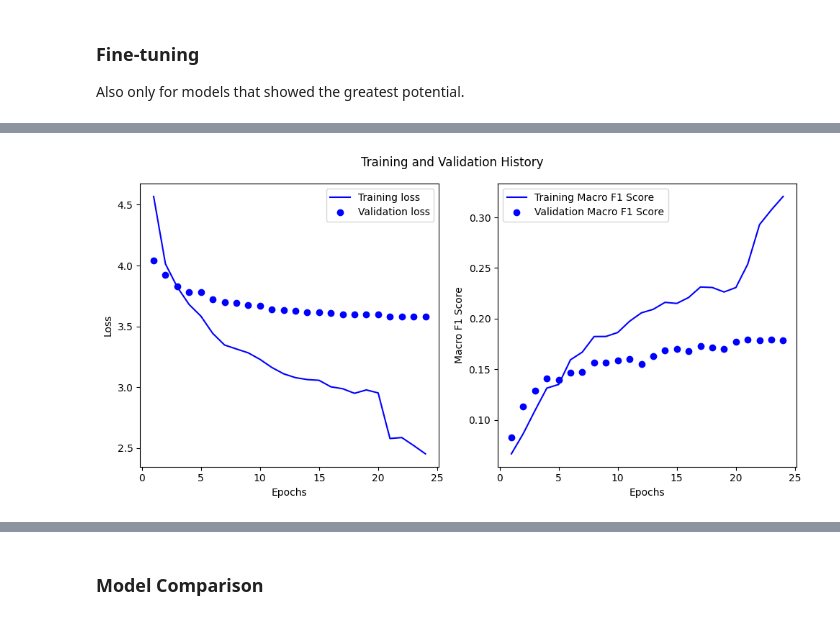
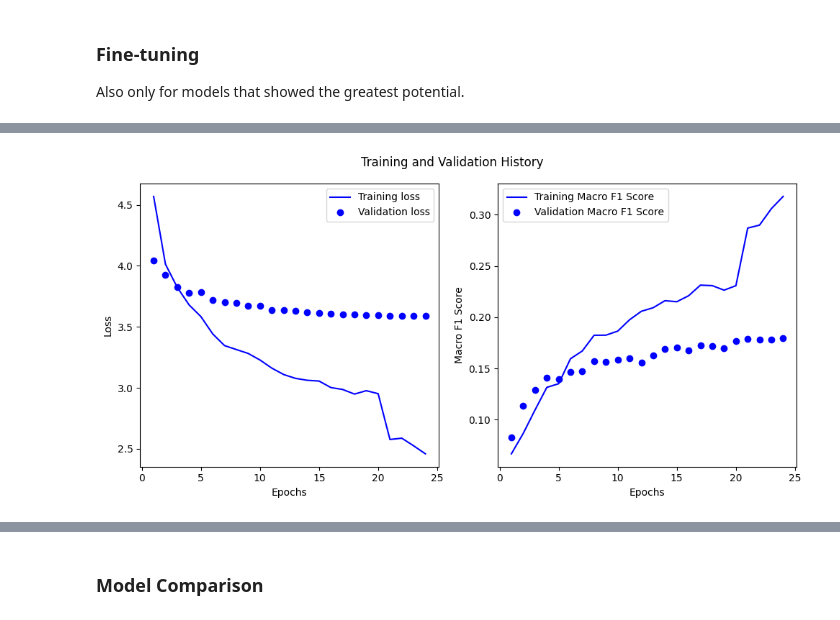
Before and after one commit to fmportela/deep-learning-23-24-nova-ims-group-project, a Jupyter notebook: 4-model-train.ipynb, the cells around one changed output, grey strips where cells are left out. Saved outputs shown, nothing was run; the diff lists cells and outputs as text; code cells hidden in the pictures.

```diff
--- a/4-model-train.ipynb
+++ b/4-model-train.ipynb
@@ -1900,8 +1900,8 @@ def resnet50v2_v3(model_name: str):
         tf.keras.layers.Flatten(),
         tf.keras.layers.Dropout(0.5,seed = SEED),
         tf.keras.layers.Dense(114, activation='softmax',
-                              kernel_initializer=tf.keras.initializers.GlorotNormal(seed=SEED),  bias_initializer='zeros',
-)
+                              kernel_initializer=tf.keras.initializers.GlorotNormal(seed=SEED),  bias_initializer='zeros'
+    )
     ], name='head_model')
 
 
@@ -2664,9 +2664,7 @@ def mobilenetv2_v3_finetuned(model_name: str):
     history = load_model_history(os.path.join(HISTORIES_PATH, 'mobilenetv2_v3.pkl'))
 
     # unfreezing entirety of base model
-    for i, main_layer in enumerate(model.layers):
-        if i == 2:
-            main_layer.trainable = True
+    # by default whole model is trainable
 
     # augmenting train data
     augmentation_pipeline = tf.keras.models.Sequential([
@@ -2679,7 +2677,7 @@ def mobilenetv2_v3_finetuned(model_name: str):
 
     # compiling model
     compile_kwargs = {
-        'optimizer': tf.keras.optimizers.Adam(learning_rate=0.00001),  # much lower learnign rate
+        'optimizer': tf.keras.optimizers.Adam(learning_rate=0.000001),  # much lower learnign rate
         'loss': tf.keras.losses.CategoricalCrossentropy(from_logits=False),
         'metrics': METRICS
     }
@@ -2691,7 +2689,7 @@ def mobilenetv2_v3_finetuned(model_name: str):
     callbacks_list = [
 
         EarlyStopping(monitor="val_loss",
-                      patience=1,  # since fine tuning is too prone to overfitting we want to stop training as soon as possible
+                      patience=0,  # since fine tuning is too prone to overfitting we want to stop training as soon as possible
                       verbose=1),
 
         ModelCheckpoint(filepath=os.path.join(MODELS_PATH, f'{model_name}.keras'),
@@ -2738,5 +2736,5 @@ Epoch 4: val_loss did not improve from 3.57762
 Epoch 4: early stopping
-[figure, old version]
+[figure, new version]
 # %%
 # *********************************
 #  Resnet50V2
```
Also changed, not shown: parts of 9 cells of this notebook, 3 other files.
